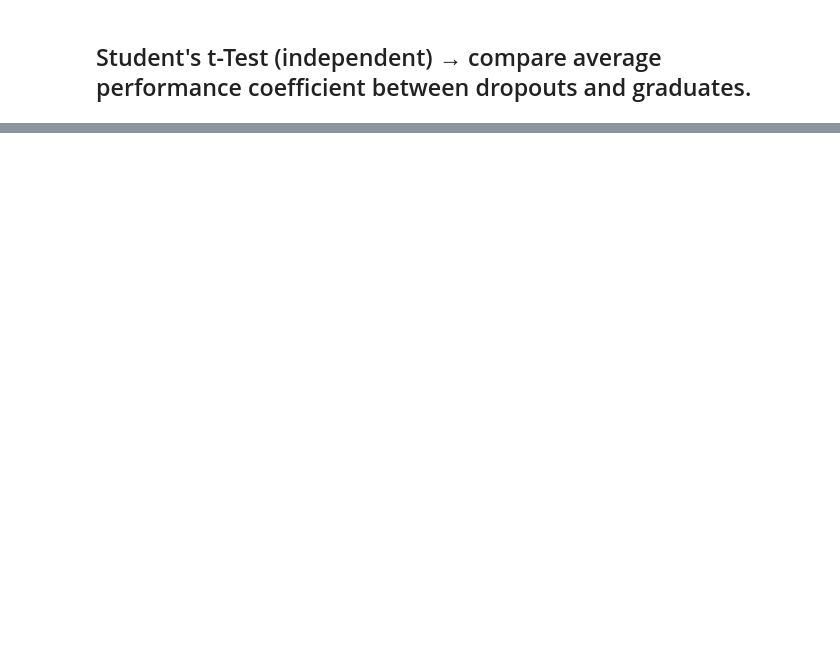
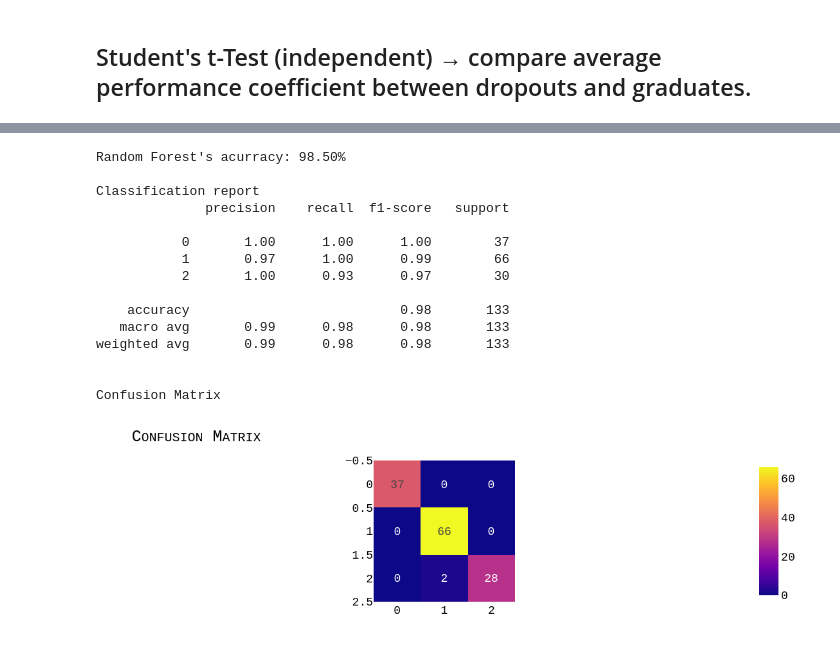
Before and after one commit to auserafim/ai-notebooks, a Jupyter notebook: evaded_college/evaded_college.ipynb, the cells around one changed output, grey strips where cells are left out. Drawn from its saved outputs; the diff is of its cells as text; code cells hidden in the pictures; blank space fills up the shorter version.

```diff
--- a/evaded_college/evaded_college.ipynb
+++ b/evaded_college/evaded_college.ipynb
@@ -530,0 +608,7 @@ dtype: int64
+# %%
+X = df_to_train_final.drop('dataset', axis=1)
+not_encoded_y = df_to_train_final['dataset']
+# %%
+le = LabelEncoder()
+y = le.fit_transform(not_encoded_y)
+print(list(le.classes_))
@@ -530,0 +637,33 @@ dtype: int64
+# %%
+X_train, X_test, y_train, y_test = train_test_split(X, y, test_size=0.2, random_state=42)
+# %%
+rf = RandomForestClassifier()
+rf.fit(X_train, y_train)
+preds = rf.predict(X_test)
+# %%
+accuracy_rf = accuracy_score(y_test, preds)
+print(f"Random Forest's acurracy: {accuracy_rf*100:.2f}%")
+
+print("\nClassification report")
+print(classification_report(y_test, preds))
+
+print("\nConfusion Matrix")
+cm = confusion_matrix(y_test, preds)
+fig = px.imshow(cm, text_auto=True).update_layout(title={"text": "Confusion Matrix"}, font=my_font).show()
+# %% [output]
+Random Forest's acurracy: 98.50%
+
+Classification report
+              precision    recall  f1-score   support
+
+           0       1.00      1.00      1.00        37
+           1       0.97      1.00      0.99        66
+           2       1.00      0.93      0.97        30
+
+    accuracy                           0.98       133
+   macro avg       0.99      0.98      0.98       133
+weighted avg       0.99      0.98      0.98       133
+
+
+Confusion Matrix
+[figure, added]
```
Also changed, not shown: parts of 25 cells of this notebook, 1 other file.
